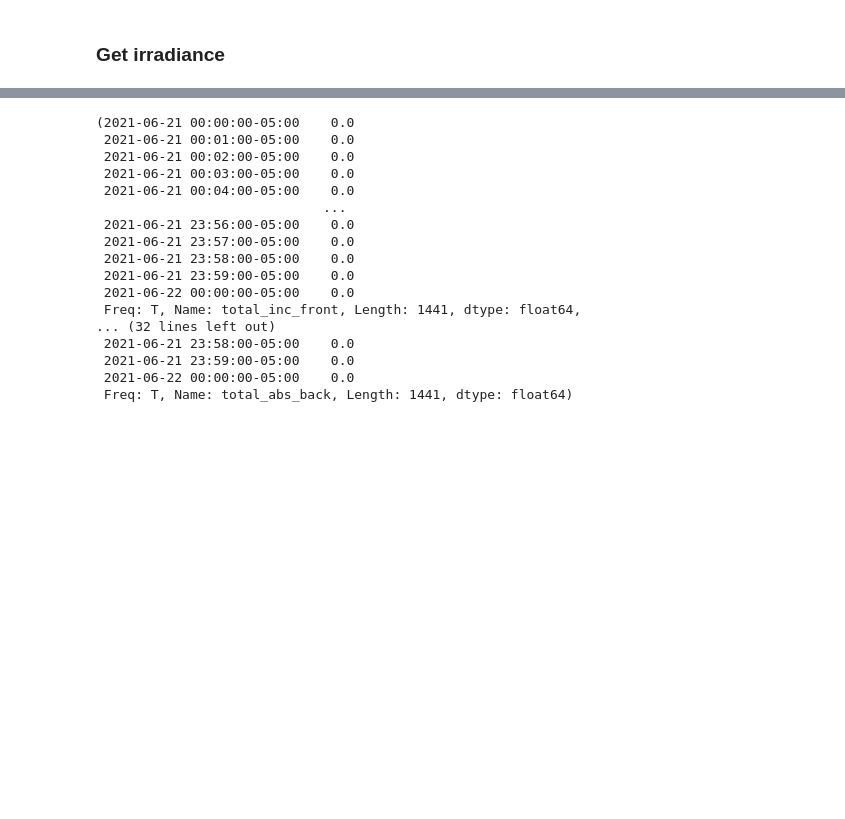
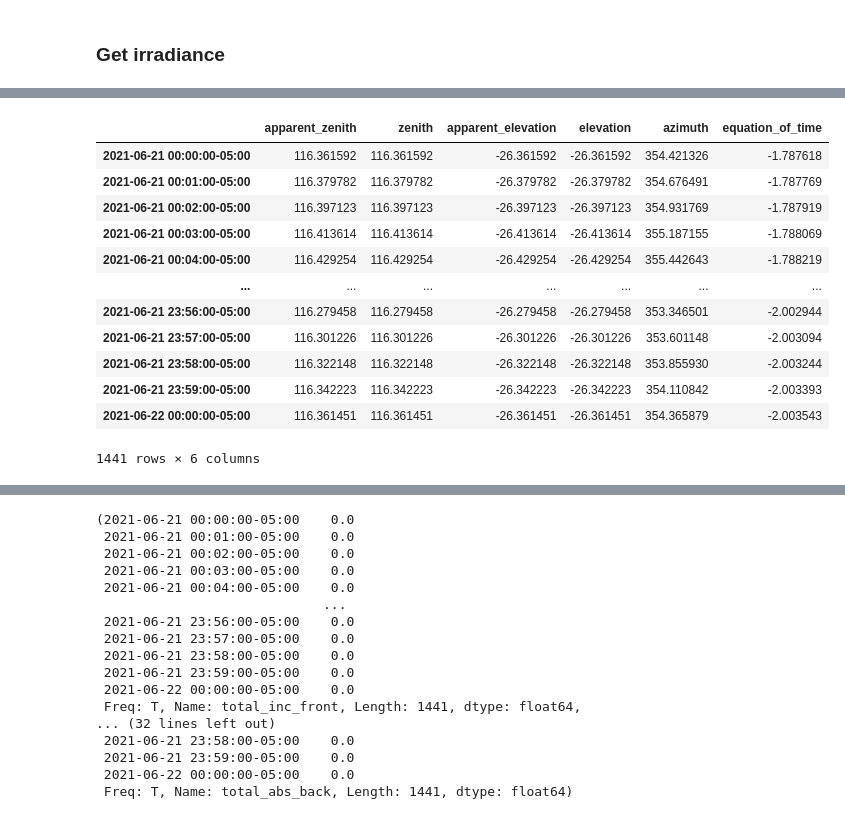
Before and after one commit to tadatoshi/agrivoltaics_supply_side_management, a Jupyter notebook: notebooks/code_evaluations/bifacial_modules/pvlib_bifiacial_trial.ipynb, the cells around one changed output, grey strips where cells are left out. Saved outputs shown, nothing was run; the diff lists cells and outputs as text; code cells hidden in the pictures; blank space fills up the shorter version.

```diff
--- a/notebooks/code_evaluations/bifacial_modules/pvlib_bifiacial_trial.ipynb
+++ b/notebooks/code_evaluations/bifacial_modules/pvlib_bifiacial_trial.ipynb
@@ -35,0 +55,16 @@ albedo = 0.2
+# %%
+sp
+# %% [output]
+|  | apparent_zenith | zenith | apparent_elevation | elevation | azimuth | equation_of_time |
+| 2021-06-21 00:00:00-05:00 | 116.361592 | 116.361592 | -26.361592 | -26.361592 | 354.421326 | -1.787618 |
+| 2021-06-21 00:01:00-05:00 | 116.379782 | 116.379782 | -26.379782 | -26.379782 | 354.676491 | -1.787769 |
+| 2021-06-21 00:02:00-05:00 | 116.397123 | 116.397123 | -26.397123 | -26.397123 | 354.931769 | -1.787919 |
+| 2021-06-21 00:03:00-05:00 | 116.413614 | 116.413614 | -26.413614 | -26.413614 | 355.187155 | -1.788069 |
+| 2021-06-21 00:04:00-05:00 | 116.429254 | 116.429254 | -26.429254 | -26.429254 | 355.442643 | -1.788219 |
+| ... | ... | ... | ... | ... | ... | ... |
+| 2021-06-21 23:56:00-05:00 | 116.279458 | 116.279458 | -26.279458 | -26.279458 | 353.346501 | -2.002944 |
+| 2021-06-21 23:57:00-05:00 | 116.301226 | 116.301226 | -26.301226 | -26.301226 | 353.601148 | -2.003094 |
+| 2021-06-21 23:58:00-05:00 | 116.322148 | 116.322148 | -26.322148 | -26.322148 | 353.855930 | -2.003244 |
+| 2021-06-21 23:59:00-05:00 | 116.342223 | 116.342223 | -26.342223 | -26.342223 | 354.110842 | -2.003393 |
+| 2021-06-22 00:00:00-05:00 | 116.361451 | 116.361451 | -26.361451 | -26.361451 | 354.365879 | -2.003543 |
+1441 rows × 6 columns
```
Also changed, not shown: parts of 5 cells of this notebook, 4 other files.
